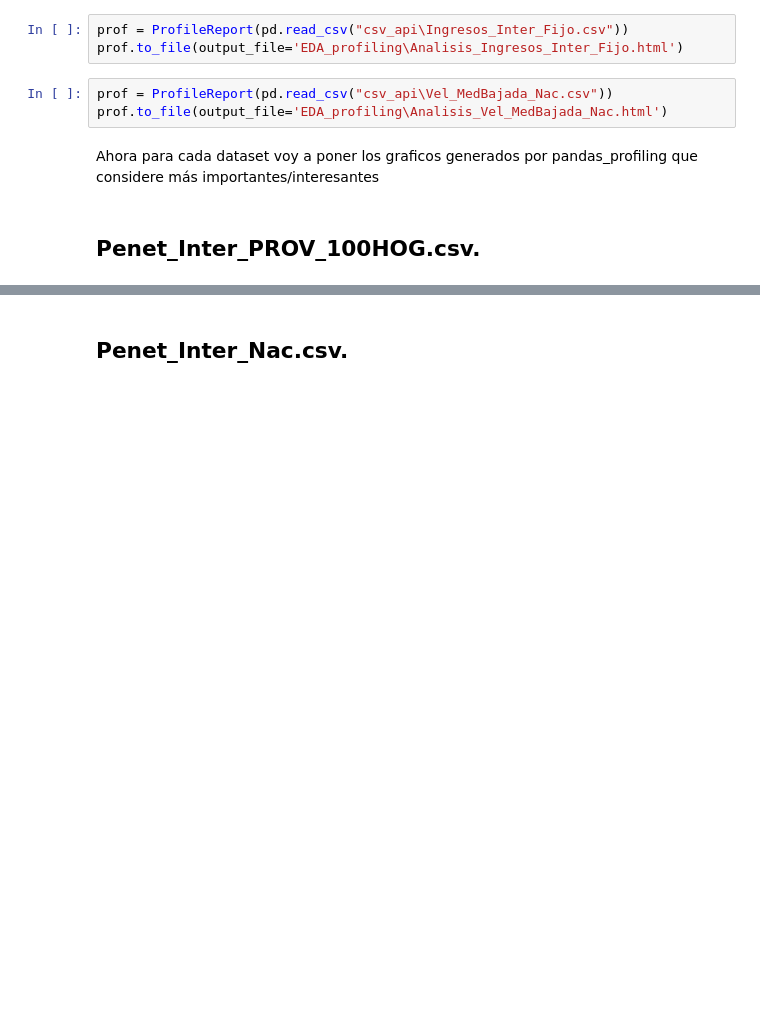
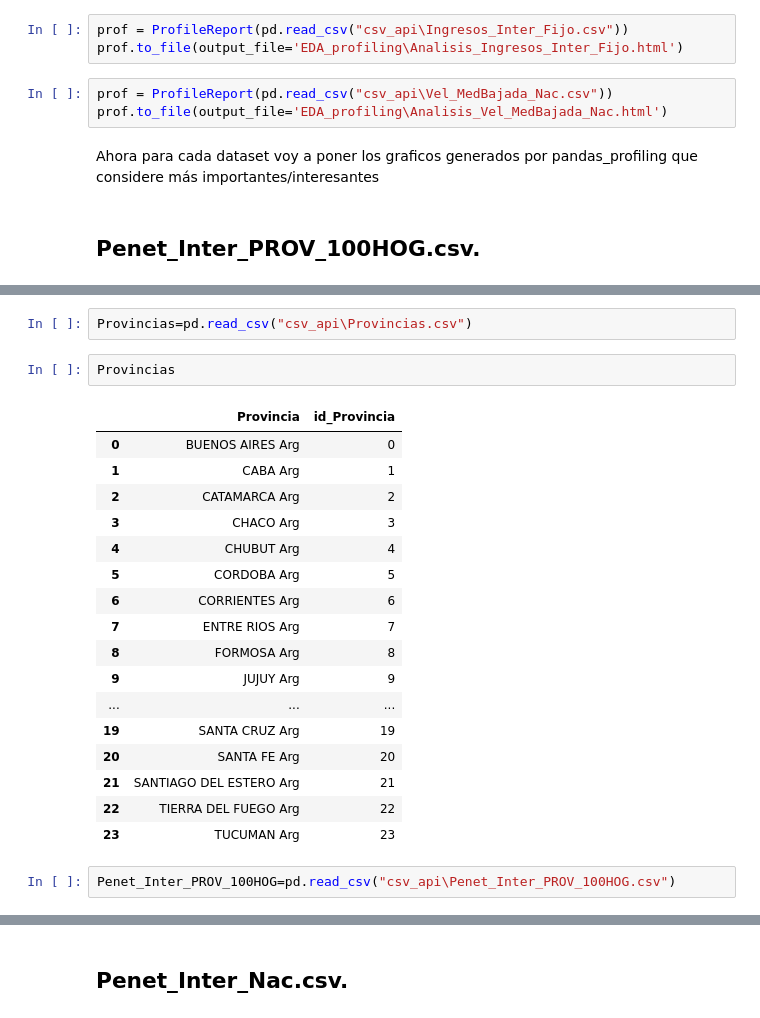
Before and after one commit to A-Lasso/Proyecto_Individual2, a Jupyter notebook: EDA.ipynb, the cells around one changed output, grey strips where cells are left out. Drawn from its saved outputs; the diff is of its cells as text; blank space fills up the shorter version.

```diff
--- a/EDA.ipynb
+++ b/EDA.ipynb
@@ -57 +63,25 @@ Ahora para cada dataset voy a poner los graficos generados por pandas_profiling
+# %%
+Provincias=pd.read_csv("csv_api\Provincias.csv")
+# %%
+Provincias
+# %% [output]
+|  | Provincia | id_Provincia |
+| 0 | BUENOS AIRES Arg | 0 |
+| 1 | CABA Arg | 1 |
+| 2 | CATAMARCA Arg | 2 |
+| 3 | CHACO Arg | 3 |
+| 4 | CHUBUT Arg | 4 |
+| 5 | CORDOBA Arg | 5 |
+| 6 | CORRIENTES Arg | 6 |
+| 7 | ENTRE RIOS Arg | 7 |
+| 8 | FORMOSA Arg | 8 |
+| 9 | JUJUY Arg | 9 |
+| ... | ... | ... |
+| 19 | SANTA CRUZ Arg | 19 |
+| 20 | SANTA FE Arg | 20 |
+| 21 | SANTIAGO DEL ESTERO Arg | 21 |
+| 22 | TIERRA DEL FUEGO Arg | 22 |
+| 23 | TUCUMAN Arg | 23 |
+# %%
+Penet_Inter_PROV_100HOG=pd.read_csv("csv_api\Penet_Inter_PROV_100HOG.csv")
 # %%
```
Also changed, not shown: parts of 12 cells of this notebook, 6 other files.
